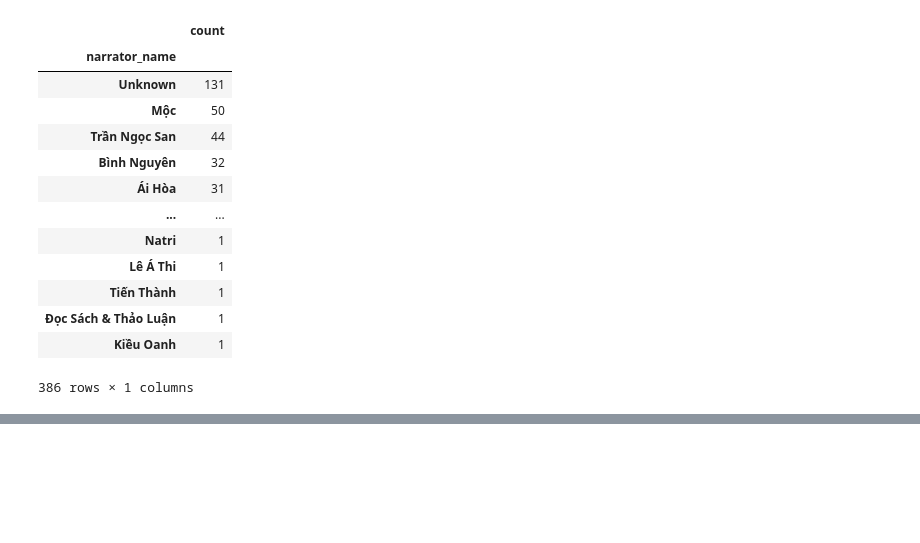
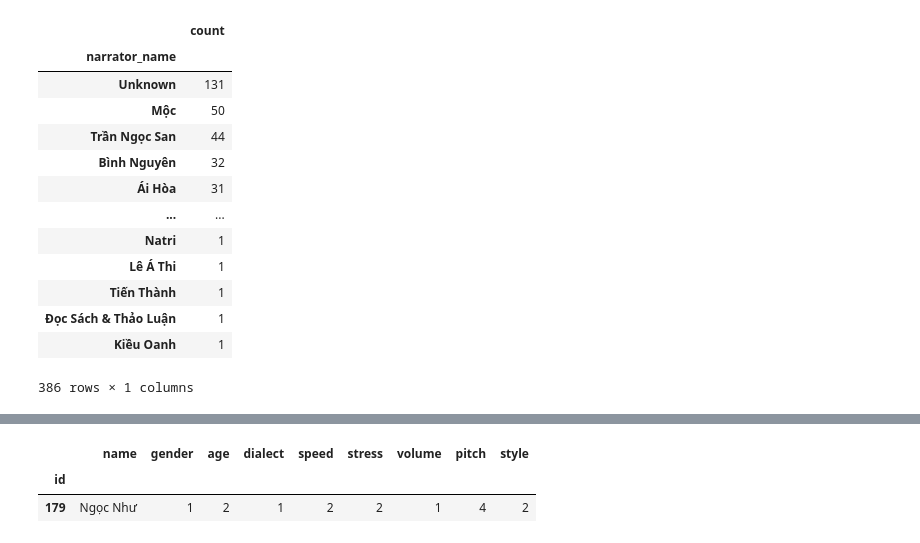
Before and after one commit to quochuy242/VNAVC, a Jupyter notebook: notebooks/narrator.ipynb, the cells around one changed output, grey strips where cells are left out. Saved outputs shown, nothing was run; the diff lists cells and outputs as text; code cells hidden in the pictures; blank space fills up the shorter version.

Commit message:
[test]: test fill narrator in 1 book_json file.

```diff
--- a/notebooks/narrator.ipynb
+++ b/notebooks/narrator.ipynb
@@ -272,0 +329,13 @@ count_narrator
+# %%
+# Đặt index là 'id' để join cho dễ
+narrator_indexes = narrator.set_index("name").to_dict(orient="index")
+def fill_row(row):
+    book_narrator = row["narrator"]
+    lookup_value = book_narrator.get("name")    # lấy giá trị để tra
+    if lookup_value in narrator_indexes:
+        return narrator_indexes[lookup_value]   # fill bằng dict từ df2
+    else:
+        return book_narrator                    # nếu không có thì giữ nguyên
+
+# Áp dụng hàm fill
+book_1["narrator"] = book_1.apply(fill_row, axis=1)
@@ -272,0 +353,6 @@ count_narrator
+# %%
+narrator[narrator["name"] == "Ngọc Như"]
+# %% [output]
+|  | name | gender | age | dialect | speed | stress | volume | pitch | style |
+| id |  |  |  |  |  |  |  |  |  |
+| 179 | Ngọc Như | 1 | 2 | 1 | 2 | 2 | 1 | 4 | 2 |
```
Also changed, not shown: parts of 9 cells of this notebook, 3 other files.
